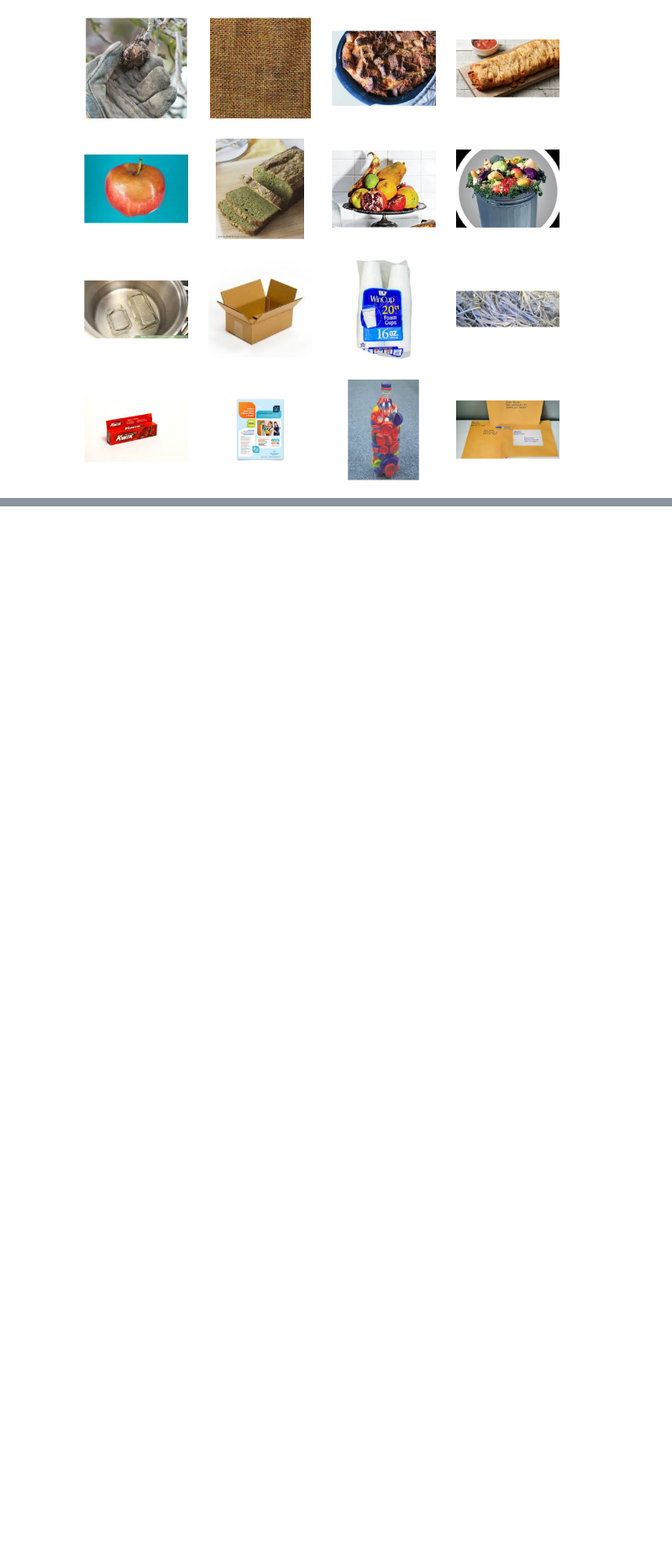
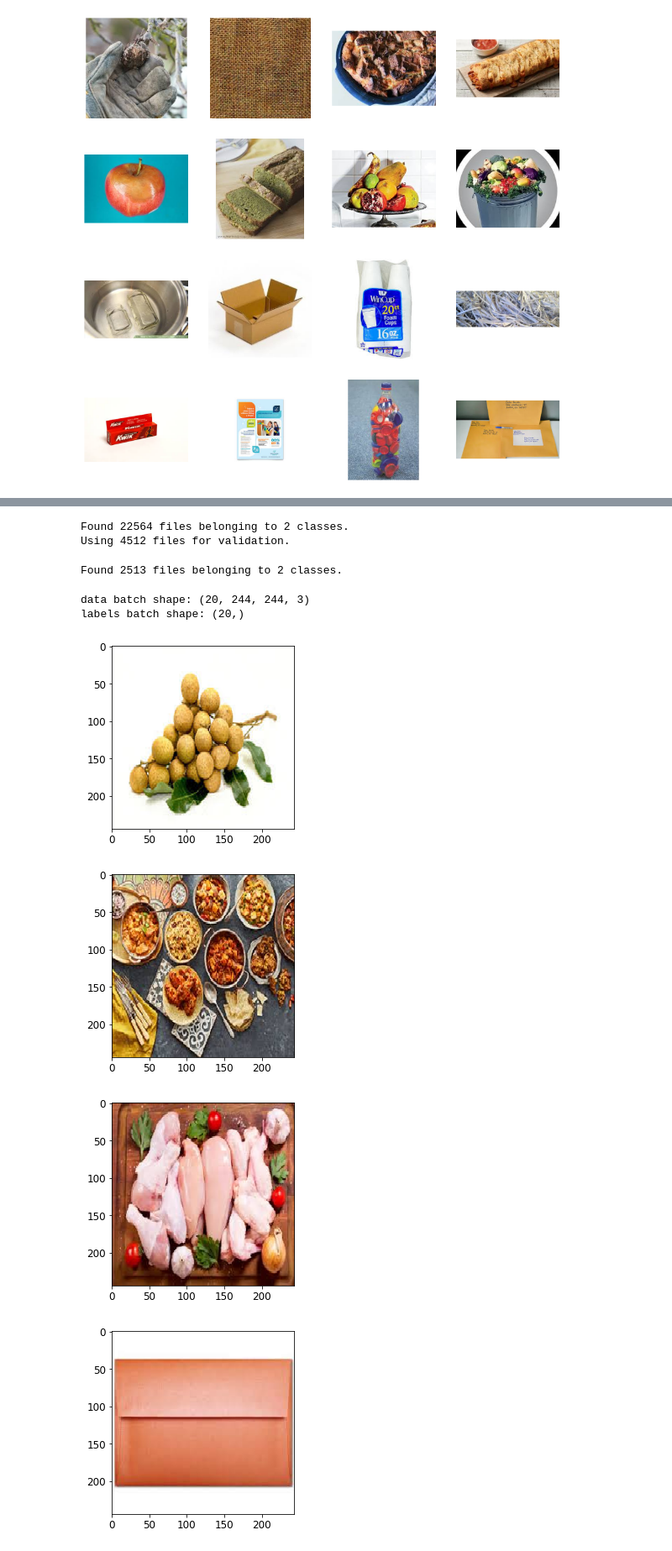
Before and after one commit to Juliana-Yakimchuk/Waste-Recognition-CNN, a Jupyter notebook: Waste_Recognition.ipynb, the cells around one changed output, grey strips where cells are left out. Shown at 84% size. Cells and saved outputs as stored; diff of their text form; code cells hidden in the pictures; blank space fills up the shorter version.

Commit message:
split set into train_validation_test

```diff
--- a/Waste_Recognition.ipynb
+++ b/Waste_Recognition.ipynb
@@ -129,5 +130,0 @@ datagen = ImageDataGenerator(rotation_range = 30,
-# %%
-train_gen = datagen.flow_from_directory(train_dir,
-                                       target_size = (244,244),
-                                        batch_size = 20,
-                                        class_mode = 'binary')
@@ -143,0 +142,40 @@ labels batch shape: (20,)
+# %%
+validation_ds = tf.keras.preprocessing.image_dataset_from_directory(
+  train_dir,
+  validation_split=0.2,
+  subset="validation",
+  seed=123,
+  image_size=(244, 244),
+  batch_size=batch_size)
+# %% [output]
+Found 22564 files belonging to 2 classes.
+Using 4512 files for validation.
+# %%
+test_ds = tf.keras.preprocessing.image_dataset_from_directory(
+  test_dir,
+  seed=123,
+  image_size=(244, 244),
+  batch_size=batch_size)
+# %% [output]
+Found 2513 files belonging to 2 classes.
+# %%
+for image_batch, labels_batch in train_gen:
+    print('data batch shape:', data_batch.shape)
+    print('labels batch shape:', labels_batch.shape)
+    break
+# %% [output]
+data batch shape: (20, 244, 244, 3)
+labels batch shape: (20,)
+# %%
+i = 0
+for batch in train_gen:
+    plt.figure(i)
+    imgplot = plt.imshow(image.array_to_img(batch[0][0]))
+    i+=1
+    if i==7:
+        break
+# %% [output]
+[figure, added]
+[figure, added]
+[figure, added]
+[figure, added]
```
Also changed, not shown: parts of 9 cells of this notebook, 4 other files.
